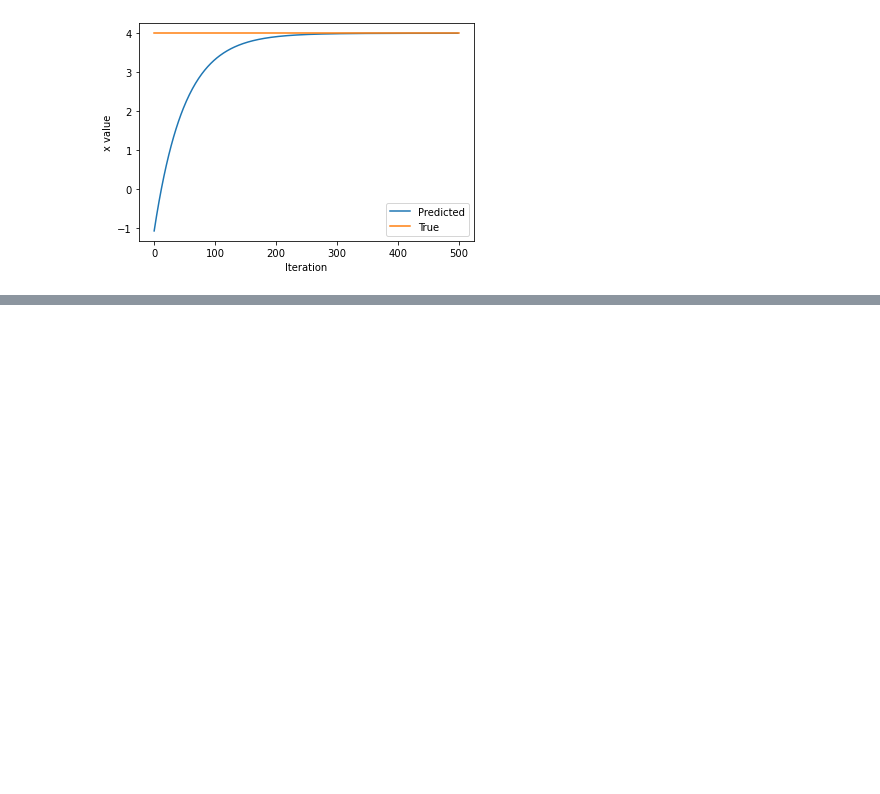
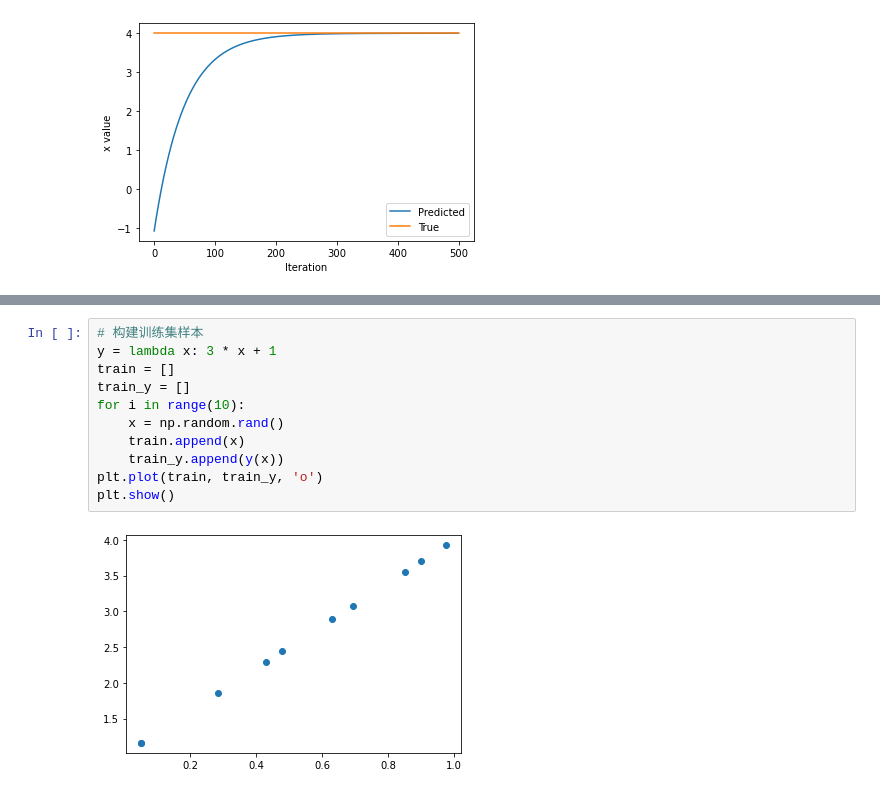
Before and after one commit to wty-yy/DeepLearing-Summer, a Jupyter notebook: MIT 6S191/Lab1/Part1 TensorFlow.ipynb, the cells around one changed output, grey strips where cells are left out. Drawn from its saved outputs; the diff is of its cells as text; blank space fills up the shorter version.

```diff
--- a/MIT 6S191/Lab1/Part1 TensorFlow.ipynb
+++ b/MIT 6S191/Lab1/Part1 TensorFlow.ipynb
@@ -342,0 +354,13 @@ Initializing x=[[-1.1771783]]
+# %%
+# 构建训练集样本
+y = lambda x: 3 * x + 1
+train = []
+train_y = []
+for i in range(10):
+    x = np.random.rand()
+    train.append(x)
+    train_y.append(y(x))
+plt.plot(train, train_y, 'o')
+plt.show()
+# %% [output]
+[figure, added]
```
Also changed, not shown: parts of 7 cells of this notebook.
